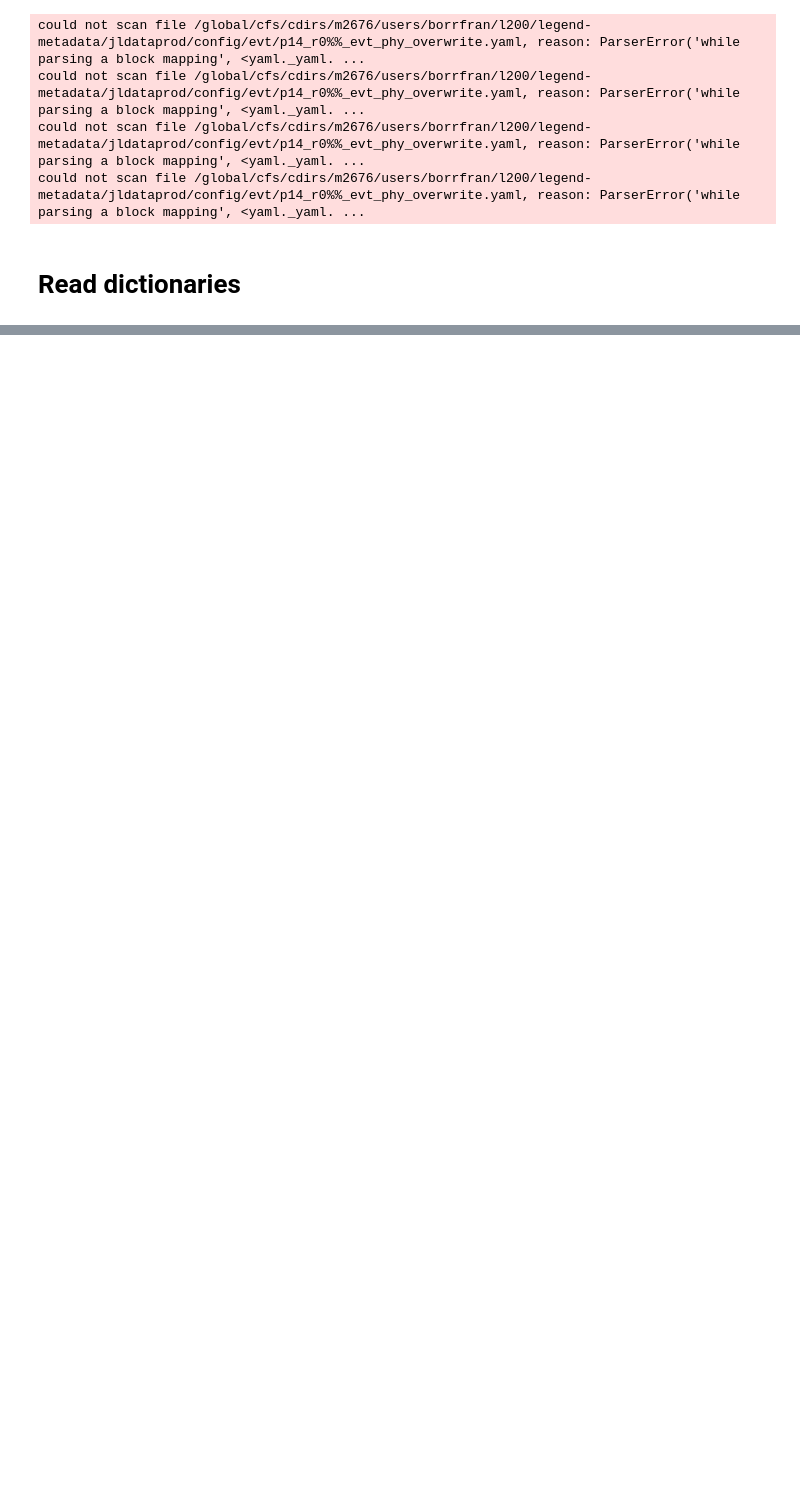
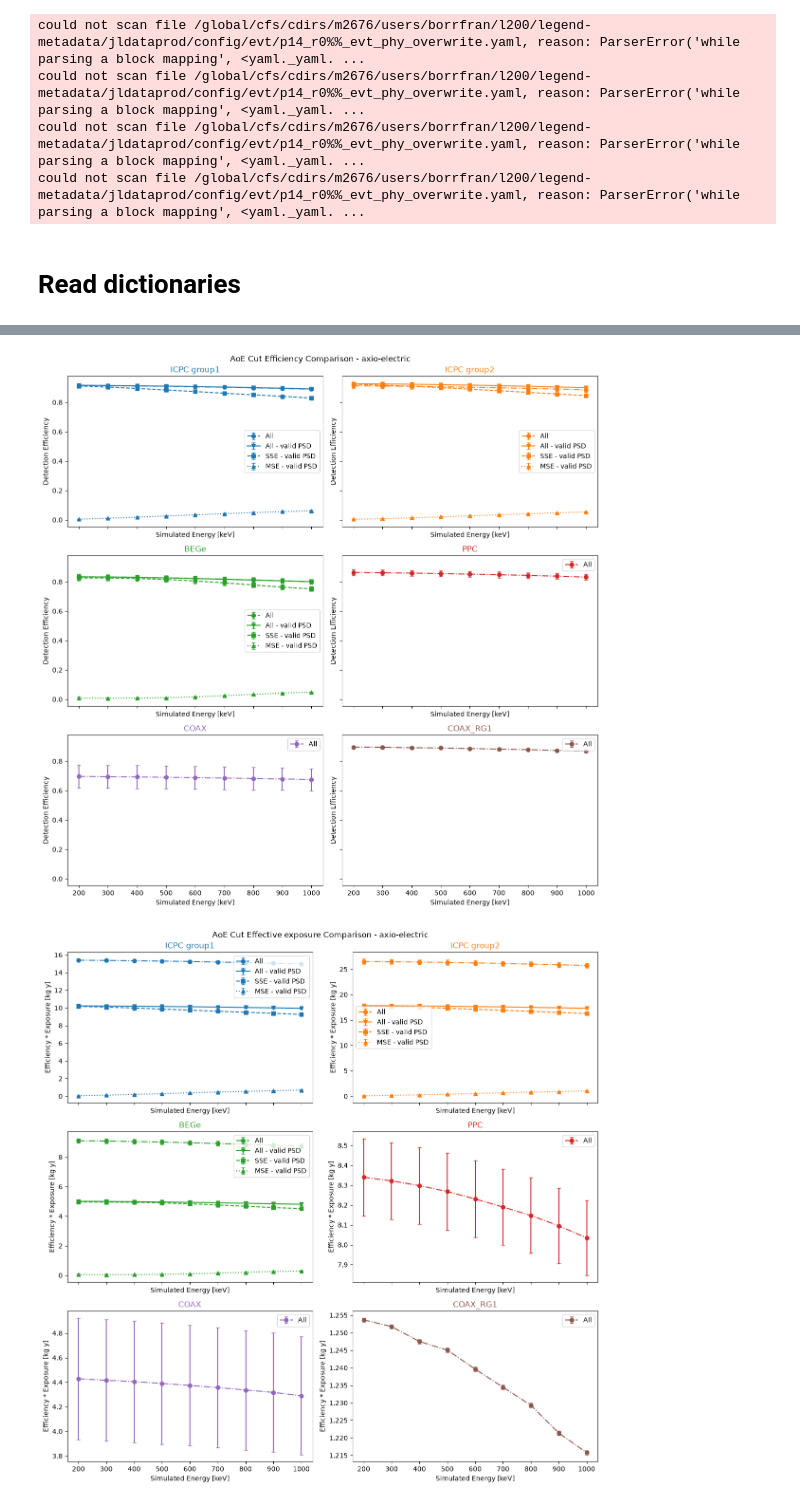
Before and after one commit to fraborra/bosonic-DM, a Jupyter notebook: notebooks/efficiency_plots.ipynb, the cells around one changed output, grey strips where cells are left out. Drawn from its saved outputs; the diff is of its cells as text; code cells hidden in the pictures; blank space fills up the shorter version.

```diff
--- a/notebooks/efficiency_plots.ipynb
+++ b/notebooks/efficiency_plots.ipynb
@@ -92,0 +104,2 @@ for interaction in interactions:
+# %%
+groups_dict['COAX'].pop('C000RG1')
@@ -92,0 +116,45 @@ for interaction in interactions:
+# %%
+groups_dict['COAX_RG1'] = {
+    'C000RG1' : 'all'
+}
+# %%
+group_by = "detector_group"
+
+plots_config = {
+    'efficiency': ('AoE Cut Efficiency Comparison', '_detection-efficiency_groups.png', "Detection Efficiency", True),
+    'eff_exp': ('AoE Cut Effective exposure Comparison', '_effective-exposure_groups.png', 'Efficiency * Exposure [kg y]', False)
+}
+
+det_groups_efficiency = {}
+
+for interaction in interactions:
+
+    input_dict = Props.read_from(f"{dictionaries_dir}/{interaction}_efficiency.yaml")
+
+    labels_dicts = build_labels_dicts(
+        input_dict,
+        group_by=group_by,
+        detector_groups=groups_dict,
+        eres_dict=eres_dict,
+    )
+
+    det_groups_efficiency[interaction] = labels_dicts
+
+    for plot_type, (plot_title, file_name, ylabel, sharey) in plots_config.items():
+
+        save_path = f"../data/v2/plots/{interaction}{file_name}"
+
+        fig, axes = plot_efficiency_comparison(
+            labels_dicts=labels_dicts,
+            interaction=interaction,
+            plot_type=plot_type,
+            plot_title=plot_title,
+            ylabel=ylabel,
+            sharey=sharey,
+            save_path=save_path,
+            group_by=group_by,
+        )
+        plt.show()
+# %% [output]
+[figure, added]
+[figure, added]
```
Also changed, not shown: parts of 8 cells of this notebook, 5 other files.
